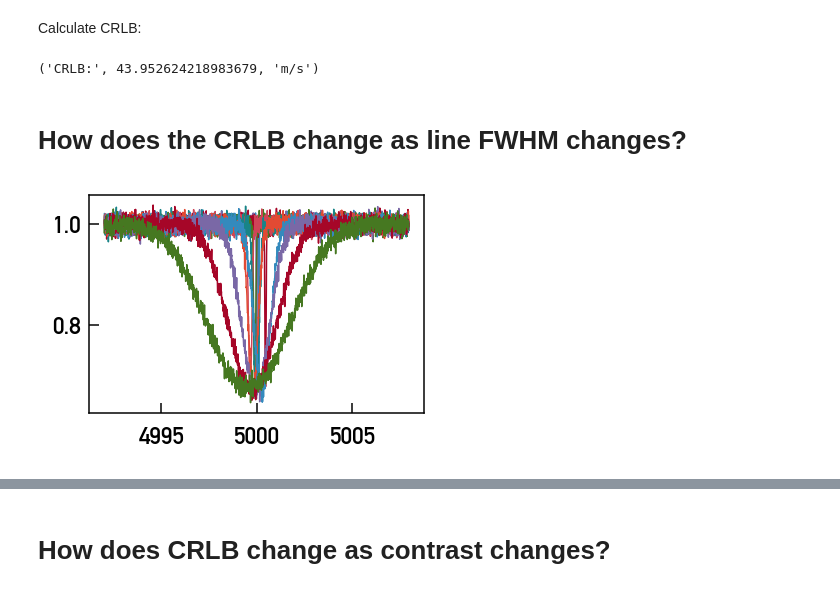
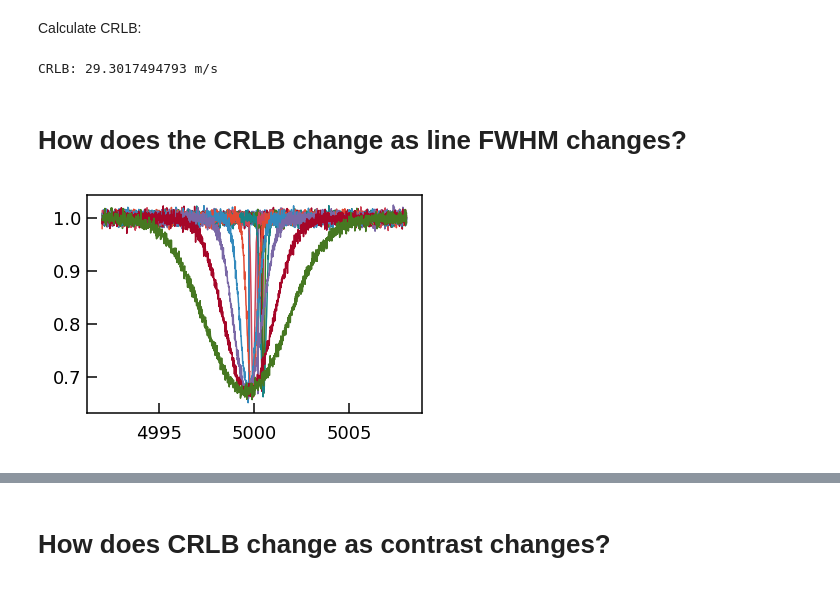
Before and after one commit to davidwhogg/EPRV, a Jupyter notebook: notebook/single-line.ipynb, the cells around one changed output, grey strips where cells are left out. Cells and saved outputs as stored; diff of their text form; code cells hidden in the pictures.

```diff
--- a/notebook/single-line.ipynb
+++ b/notebook/single-line.ipynb
@@ -54,8 +15,9 @@ def make_data(N, xs, ds, ms, sigs, snr=100.):
 # %%
-ds = [-0.05, ] # EW units (A), sort-of
-ms = [5000.0, ] # A
-sigs = [0.05, ] # A
-dx = 0.01 # A
+ds = [-0.05, ] # A; EWs, sort-of
+ms = [5000.0, ] # A; line centers
+sigs = [0.05, ] # A; line sigmas
+dx = 0.01 # A; wavelength grid spacing
 xs = np.arange(4992. + 0.5 * dx, 5008., dx) # A
 N = 64
-data, ivars, true_rvs = make_data(N, xs, ds, ms, sigs)
+snr = 150.
+data, ivars, true_rvs = utils.make_data(N, xs, ds, ms, sigs, snr)
@@ -83,23 +36,26 @@ def calc_crlb(xs, ds, ms, sigs, N, ivars):
 # %%
-crlb = calc_crlb(xs, ds, ms, sigs, N, ivars)
-print("CRLB:", crlb, "m/s")
+crlb = utils.calc_crlb(xs, ds, ms, sigs, N, ivars)
+print "CRLB:", crlb, "m/s"
 # %% [output]
-('CRLB:', 43.952624218983679, 'm/s')
+CRLB: 29.3017494793 m/s
 # %% [markdown]
 # How does the CRLB change as line FWHM changes?
 # %%
+# grid of varying FWHMs:
 all_sigs = np.logspace(-2, 0.3, 101)
-all_ds = -0.05/0.05 * all_sigs
 all_fwhms = 2. * np.sqrt(2. * np.log(2.)) * all_sigs
+all_ds = ds[0]/sigs[0] * all_sigs # must keep contrast fixed
+# calculate CRLBs:
 crlbs = np.zeros_like(all_sigs)
 for i,(sig,d) in enumerate(zip(all_sigs, all_ds)):
     sigs[0] = sig
     ds[0] = d
-    data, ivars, true_rvs = make_data(N, xs, ds, ms, sigs)
-    crlbs[i] = calc_crlb(xs, ds, ms, sigs, N, ivars)
+    data, ivars, true_rvs = utils.make_data(N, xs, ds, ms, sigs, snr)
+    crlbs[i] = utils.calc_crlb(xs, ds, ms, sigs, N, ivars)
     if (i % 10) == 0:
         plt.plot(xs, data[0])
+# reset:
 sigs = [0.05, ] # A
 ds = [-0.05, ] # A
 # %% [output]
-[figure, old version]
+[figure, new version]
```
Also changed, not shown: parts of 20 cells of this notebook, 1 other file.
